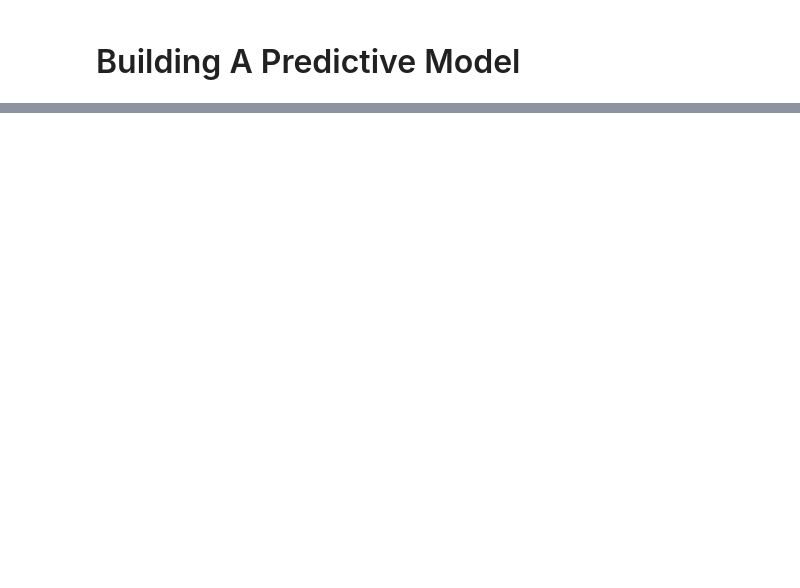
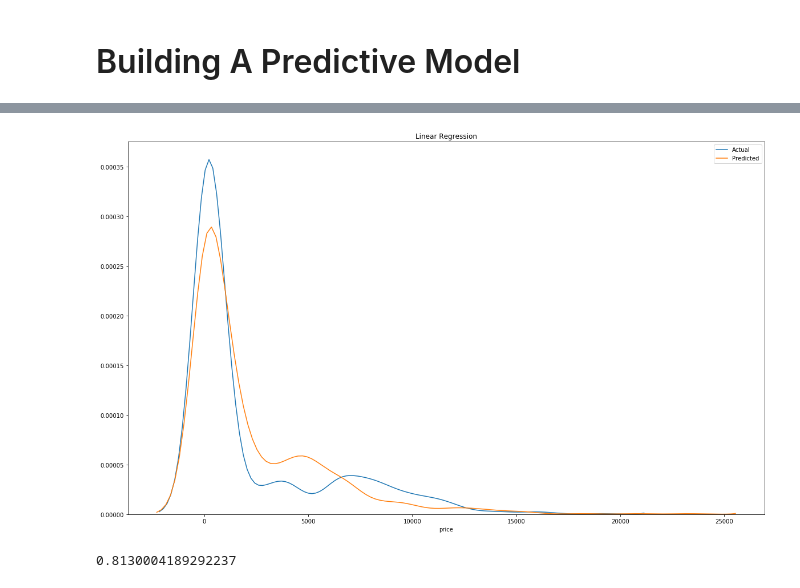
Before and after one commit to jcastrence/jcastrence.github.io, a Jupyter notebook: data_science_tutorial.ipynb, the cells around one changed output, grey strips where cells are left out. Drawn from its saved outputs; the diff is of its cells as text; code cells hidden in the pictures; blank space fills up the shorter version.

```diff
--- a/data_science_tutorial.ipynb
+++ b/data_science_tutorial.ipynb
@@ -813,0 +886,15 @@ From analyzing the MACD line, if we bought around the very end of 2017 after the
+# %%
+# Test the model on data it hasn't seen before
+predicted = model.predict(x_test)
+
+# Plot the results
+fig, ax = plt.subplots(figsize=(20, 12))
+plt.title('Linear Regression')
+sns.distplot(y_test, hist=False, label="Actual", ax=ax)
+sns.distplot(predicted, hist=False, label="Predicted", ax=ax);
+# %% [output]
+[figure, added]
+# %%
+model.score(x_test, y_test)
+# %% [output]
+0.8130004189292237
```
Also changed, not shown: parts of 21 cells of this notebook, 2 other files.
